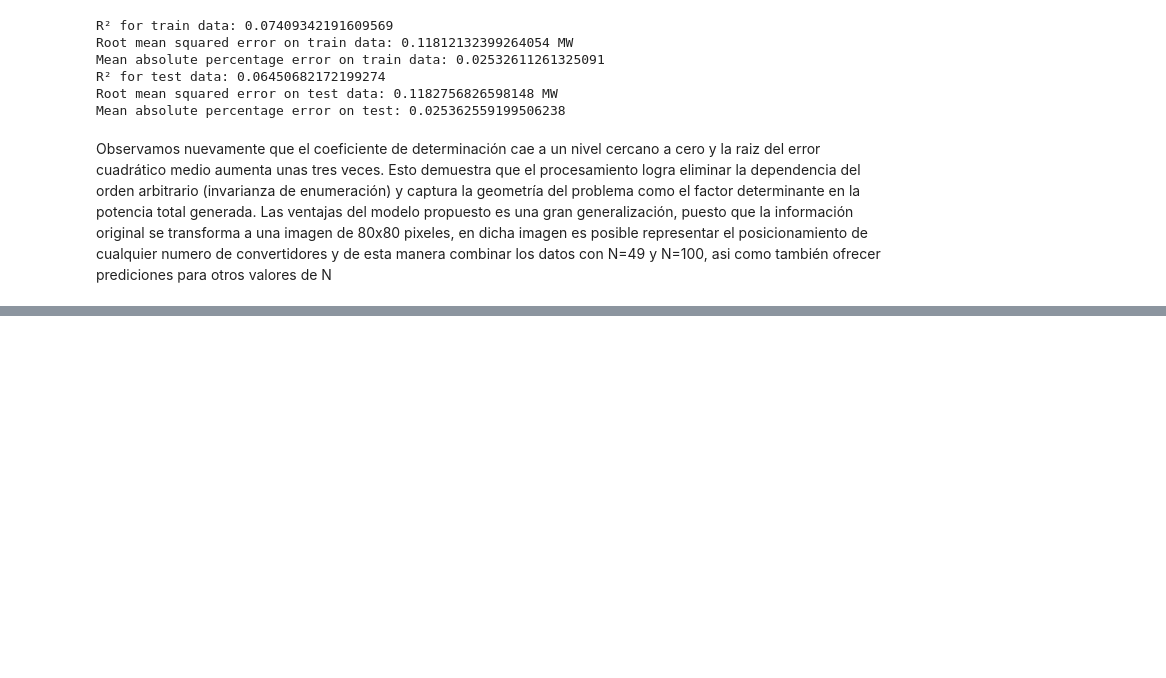
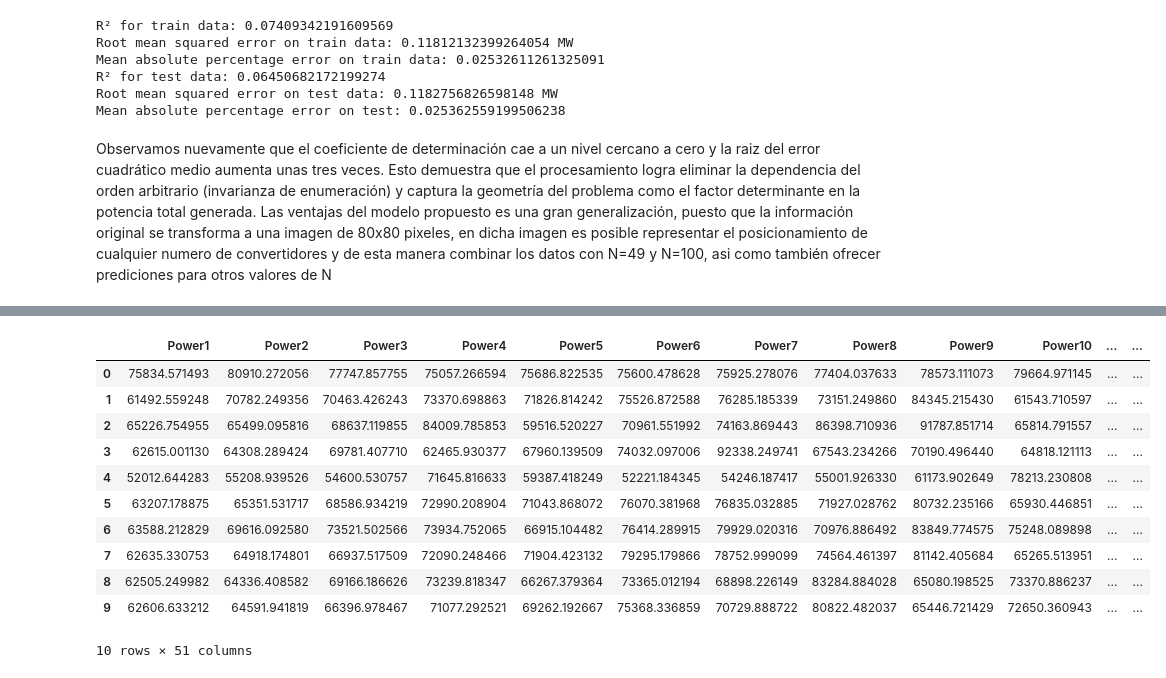
Before and after one commit to afflorezc/proyecto_modelos_2, a Jupyter notebook: Procesamiento_Grid.ipynb, the cells around one changed output, grey strips where cells are left out. Cells and saved outputs as stored; diff of their text form; code cells hidden in the pictures; blank space fills up the shorter version.

```diff
--- a/Procesamiento_Grid.ipynb
+++ b/Procesamiento_Grid.ipynb
@@ -830,0 +1040,16 @@ Observamos nuevamente que el coeficiente de determinación cae a un nivel cercan
+# %%
+model_results = pd.read_csv("first_test.csv", sep=",")
+model_results
+# %% [output]
+|  | Power1 | Power2 | Power3 | Power4 | Power5 | Power6 | Power7 | Power8 | Power9 | Power10 | ... | ... |
+| 0 | 75834.571493 | 80910.272056 | 77747.857755 | 75057.266594 | 75686.822535 | 75600.478628 | 75925.278076 | 77404.037633 | 78573.111073 | 79664.971145 | ... | ... |
+| 1 | 61492.559248 | 70782.249356 | 70463.426243 | 73370.698863 | 71826.814242 | 75526.872588 | 76285.185339 | 73151.249860 | 84345.215430 | 61543.710597 | ... | ... |
+| 2 | 65226.754955 | 65499.095816 | 68637.119855 | 84009.785853 | 59516.520227 | 70961.551992 | 74163.869443 | 86398.710936 | 91787.851714 | 65814.791557 | ... | ... |
+| 3 | 62615.001130 | 64308.289424 | 69781.407710 | 62465.930377 | 67960.139509 | 74032.097006 | 92338.249741 | 67543.234266 | 70190.496440 | 64818.121113 | ... | ... |
+| 4 | 52012.644283 | 55208.939526 | 54600.530757 | 71645.816633 | 59387.418249 | 52221.184345 | 54246.187417 | 55001.926330 | 61173.902649 | 78213.230808 | ... | ... |
+| 5 | 63207.178875 | 65351.531717 | 68586.934219 | 72990.208904 | 71043.868072 | 76070.381968 | 76835.032885 | 71927.028762 | 80732.235166 | 65930.446851 | ... | ... |
+| 6 | 63588.212829 | 69616.092580 | 73521.502566 | 73934.752065 | 66915.104482 | 76414.289915 | 79929.020316 | 70976.886492 | 83849.774575 | 75248.089898 | ... | ... |
+| 7 | 62635.330753 | 64918.174801 | 66937.517509 | 72090.248466 | 71904.423132 | 79295.179866 | 78752.999099 | 74564.461397 | 81142.405684 | 65265.513951 | ... | ... |
+| 8 | 62505.249982 | 64336.408582 | 69166.186626 | 73239.818347 | 66267.379364 | 73365.012194 | 68898.226149 | 83284.884028 | 65080.198525 | 73370.886237 | ... | ... |
+| 9 | 62606.633212 | 64591.941819 | 66396.978467 | 71077.292521 | 69262.192667 | 75368.336859 | 70729.888722 | 80822.482037 | 65446.721429 | 72650.360943 | ... | ... |
+10 rows × 51 columns
```
Also changed, not shown: parts of 30 cells of this notebook, 2 other files.
